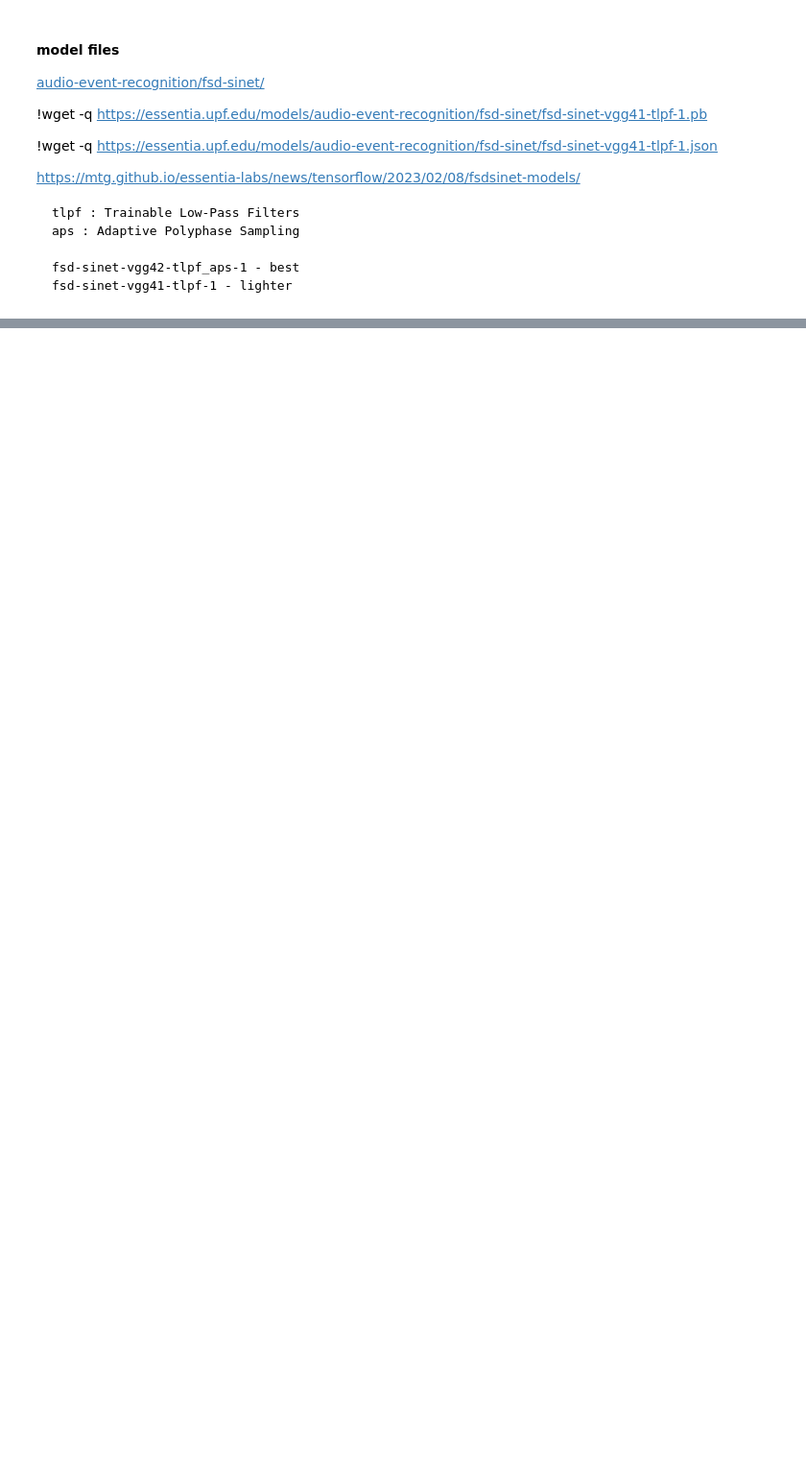
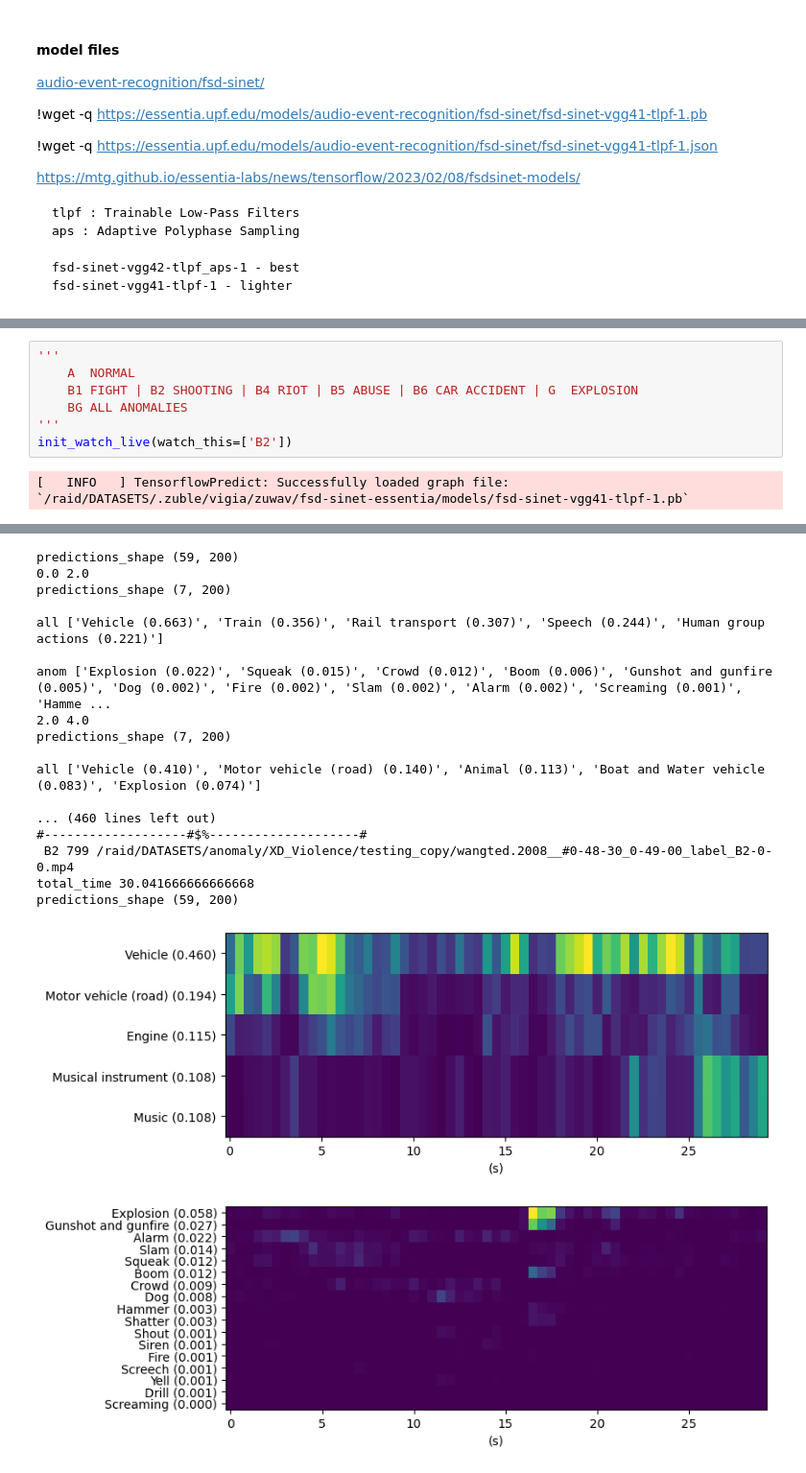
Before and after one commit to zuble/vigia, a Jupyter notebook: zuwav/FSD-SINet.ipynb, the cells around one changed output, grey strips where cells are left out. Shown at 96% size. Drawn from its saved outputs; the diff is of its cells as text; blank space fills up the shorter version.

```diff
--- a/zuwav/FSD-SINet.ipynb
+++ b/zuwav/FSD-SINet.ipynb
@@ -37,0 +323,9 @@ import moviepy.editor as mp
+# %%
+'''
+    A  NORMAL
+    B1 FIGHT | B2 SHOOTING | B4 RIOT | B5 ABUSE | B6 CAR ACCIDENT | G  EXPLOSION
+    BG ALL ANOMALIES
+'''
+init_watch_live(watch_this=['B2'])
+# %% [output]
+[   INFO   ] TensorflowPredict: Successfully loaded graph file: `/raid/DATASETS/.zuble/vigia/zuwav/fsd-sinet-essentia/models/fsd-sinet-vgg41-tlpf-1.pb`
@@ -37,0 +350,19 @@ import moviepy.editor as mp
+predictions_shape (59, 200)
+0.0 2.0
+predictions_shape (7, 200)
+
+all ['Vehicle (0.663)', 'Train (0.356)', 'Rail transport (0.307)', 'Speech (0.244)', 'Human group actions (0.221)']
+
+anom ['Explosion (0.022)', 'Squeak (0.015)', 'Crowd (0.012)', 'Boom (0.006)', 'Gunshot and gunfire (0.005)', 'Dog (0.002)', 'Fire (0.002)', 'Slam (0.002)', 'Alarm (0.002)', 'Screaming (0.001)', 'Hamme ...
+2.0 4.0
+predictions_shape (7, 200)
+
+all ['Vehicle (0.410)', 'Motor vehicle (road) (0.140)', 'Animal (0.113)', 'Boat and Water vehicle (0.083)', 'Explosion (0.074)']
+
+... (460 lines left out)
+#-------------------#$%--------------------#
+ B2 799 /raid/DATASETS/anomaly/XD_Violence/testing_copy/wangted.2008__#0-48-30_0-49-00_label_B2-0-0.mp4
+total_time 30.041666666666668
+predictions_shape (59, 200)
+[figure, added]
+[figure, added]
```
Also changed, not shown: parts of 13 cells of this notebook, 6 other files.
